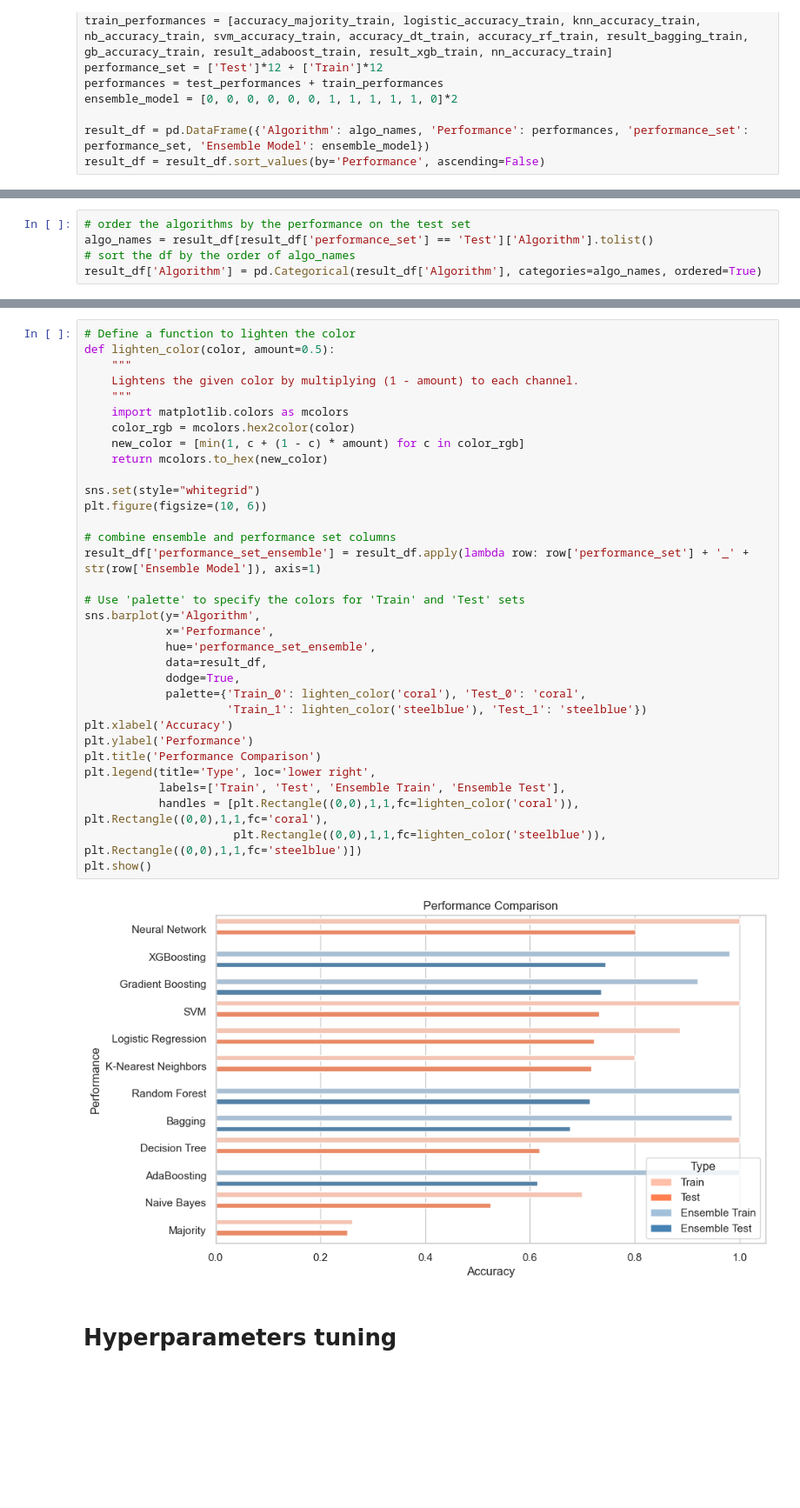
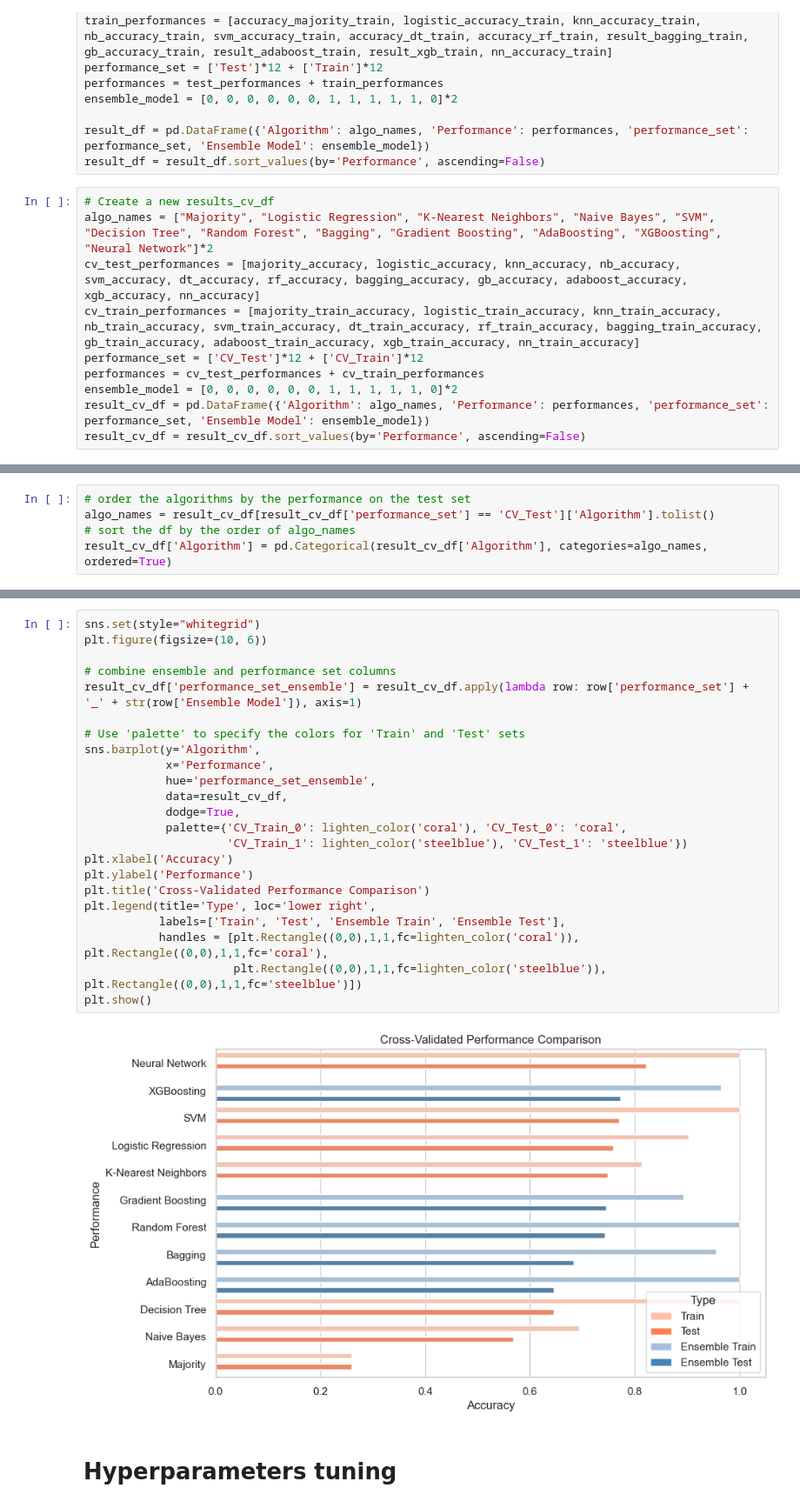
Before and after one commit to benjordan98/intelligent_sys_assignment2, a Jupyter notebook: code.ipynb, the cells around one changed output, grey strips where cells are left out. Shown at 87% size. Cells and saved outputs as stored; diff of their text form; blank space fills up the shorter version.

Commit message:
cv performance comparison

```diff
--- a/code.ipynb
+++ b/code.ipynb
@@ -1296,3 +1324,13 @@ ensemble_model = [0, 0, 0, 0, 0, 0, 1, 1, 1, 1, 1, 0]*2
 
 result_df = pd.DataFrame({'Algorithm': algo_names, 'Performance': performances, 'performance_set': performance_set, 'Ensemble Model': ensemble_model})
 result_df = result_df.sort_values(by='Performance', ascending=False)
+# %%
+# Create a new results_cv_df
+algo_names = ["Majority", "Logistic Regression", "K-Nearest Neighbors", "Naive Bayes", "SVM", "Decision Tree", "Random Forest", "Bagging", "Gradient Boosting", "AdaBoosting", "XGBoosting", "Neural Network"]*2
+cv_test_performances = [majority_accuracy, logistic_accuracy, knn_accuracy, nb_accuracy, svm_accuracy, dt_accuracy, rf_accuracy, bagging_accuracy, gb_accuracy, adaboost_accuracy, xgb_accuracy, nn_accuracy]
+cv_train_performances = [majority_train_accuracy, logistic_train_accuracy, knn_train_accuracy, nb_train_accuracy, svm_train_accuracy, dt_train_accuracy, rf_train_accuracy, bagging_train_accuracy, gb_train_accuracy, adaboost_train_accuracy, xgb_train_accuracy, nn_train_accuracy]
+performance_set = ['CV_Test']*12 + ['CV_Train']*12
+performances = cv_test_performances + cv_train_performances
+ensemble_model = [0, 0, 0, 0, 0, 0, 1, 1, 1, 1, 1, 0]*2
+result_cv_df = pd.DataFrame({'Algorithm': algo_names, 'Performance': performances, 'performance_set': performance_set, 'Ensemble Model': ensemble_model})
+result_cv_df = result_cv_df.sort_values(by='Performance', ascending=False)
@@ -1299,5 +1339,5 @@ result_df = result_df.sort_values(by='Performance', ascending=False)
 # %%
 # order the algorithms by the performance on the test set
-algo_names = result_df[result_df['performance_set'] == 'Test']['Algorithm'].tolist()
+algo_names = result_cv_df[result_cv_df['performance_set'] == 'CV_Test']['Algorithm'].tolist()
 # sort the df by the order of algo_names
-result_df['Algorithm'] = pd.Categorical(result_df['Algorithm'], categories=algo_names, ordered=True)
+result_cv_df['Algorithm'] = pd.Categorical(result_cv_df['Algorithm'], categories=algo_names, ordered=True)
@@ -1304,38 +1354,28 @@ result_df['Algorithm'] = pd.Categorical(result_df['Algorithm'], categories=algo_
 # %%
-# Define a function to lighten the color
-def lighten_color(color, amount=0.5):
-    """
-    Lightens the given color by multiplying (1 - amount) to each channel.
-    """
-    import matplotlib.colors as mcolors
-    color_rgb = mcolors.hex2color(color)
-    new_color = [min(1, c + (1 - c) * amount) for c in color_rgb]
-    return mcolors.to_hex(new_color)
-
 sns.set(style="whitegrid")
 plt.figure(figsize=(10, 6))
 
 # combine ensemble and performance set columns
-result_df['performance_set_ensemble'] = result_df.apply(lambda row: row['performance_set'] + '_' + str(row['Ensemble Model']), axis=1)
+result_cv_df['performance_set_ensemble'] = result_cv_df.apply(lambda row: row['performance_set'] + '_' + str(row['Ensemble Model']), axis=1)
 
 # Use 'palette' to specify the colors for 'Train' and 'Test' sets
 sns.barplot(y='Algorithm',
             x='Performance',
             hue='performance_set_ensemble',
-            data=result_df,
+            data=result_cv_df,
             dodge=True,
-            palette={'Train_0': lighten_color('coral'), 'Test_0': 'coral',
-                     'Train_1': lighten_color('steelblue'), 'Test_1': 'steelblue'})
+            palette={'CV_Train_0': lighten_color('coral'), 'CV_Test_0': 'coral',
+                     'CV_Train_1': lighten_color('steelblue'), 'CV_Test_1': 'steelblue'})
 plt.xlabel('Accuracy')
 plt.ylabel('Performance')
-plt.title('Performance Comparison')
+plt.title('Cross-Validated Performance Comparison')
 plt.legend(title='Type', loc='lower right',
            labels=['Train', 'Test', 'Ensemble Train', 'Ensemble Test'],
            handles = [plt.Rectangle((0,0),1,1,fc=lighten_color('coral')), plt.Rectangle((0,0),1,1,fc='coral'),
                       plt.Rectangle((0,0),1,1,fc=lighten_color('steelblue')), plt.Rectangle((0,0),1,1,fc='steelblue')])
 plt.show()
 # %% [output]
-[figure, old version]
+[figure, new version]
 # %% [markdown]
 # Hyperparameters tuning
 # %% [markdown]
```
Also changed, not shown: parts of 12 cells of this notebook, 2 other files.
